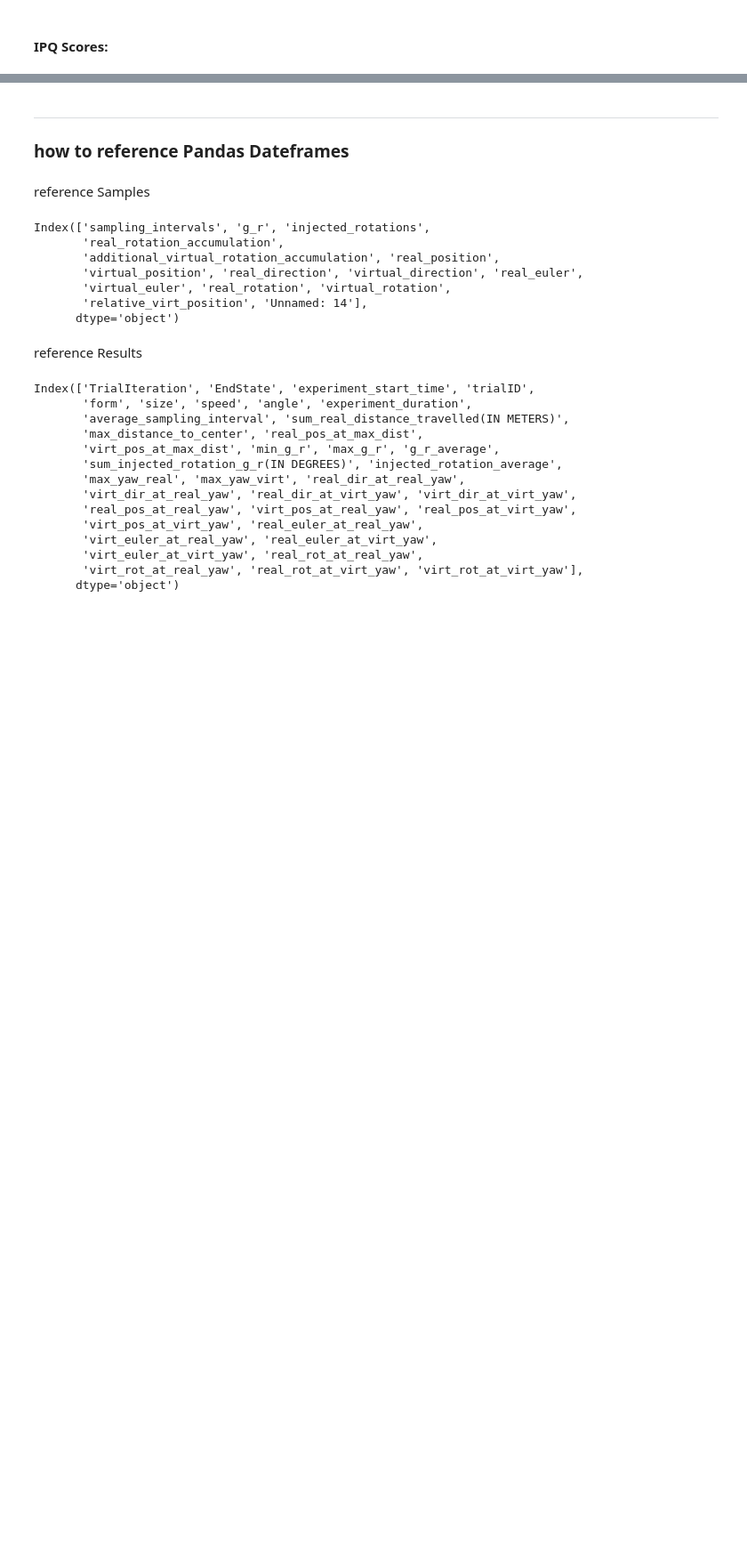
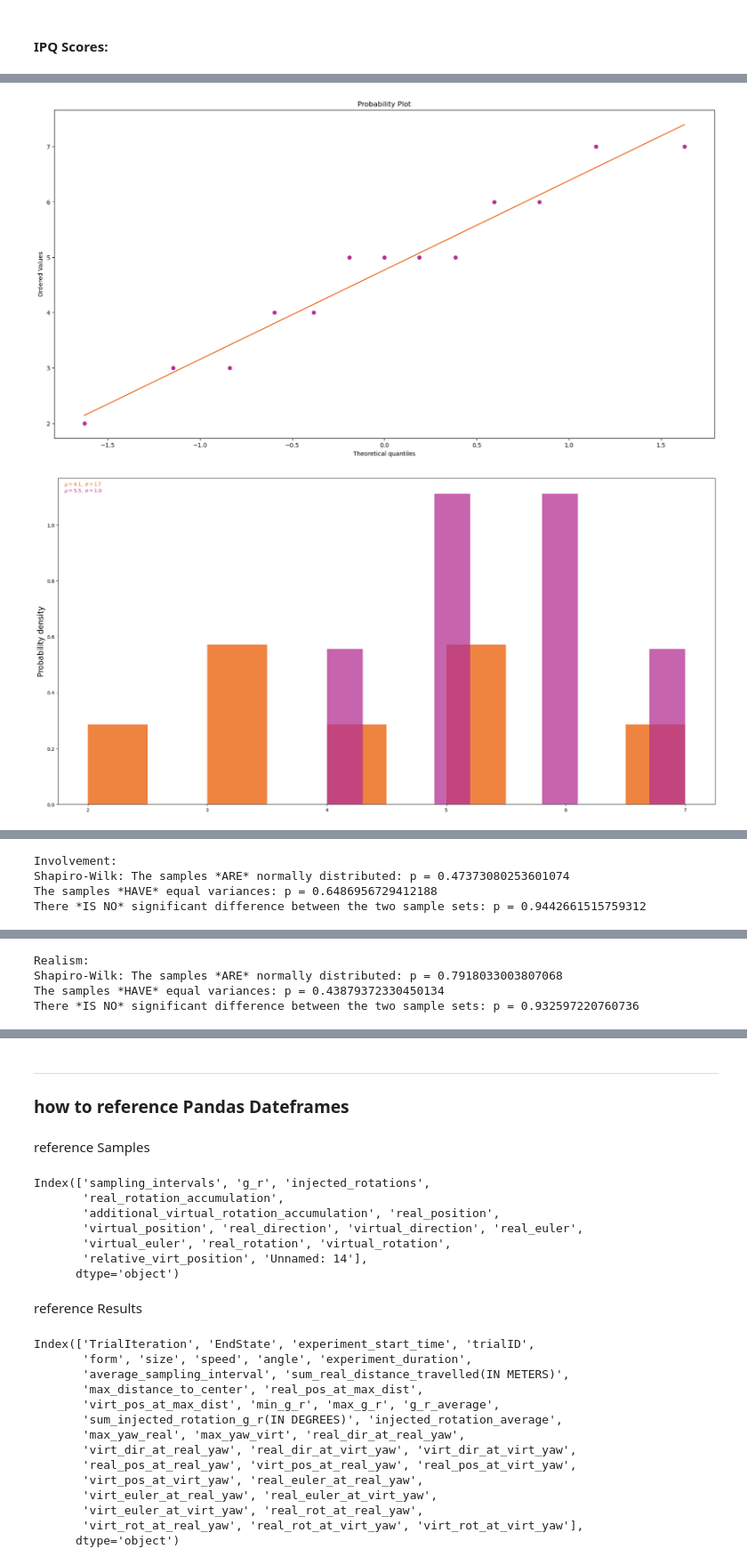
Before and after one commit to Knerten0815/VR_Dodge_Study, a Jupyter notebook: Data-Visualization/Jupyter Notebooks/How to load your data into python.ipynb, the cells around one changed output, grey strips where cells are left out. Shown at 89% size. Cells and saved outputs as stored; diff of their text form; code cells hidden in the pictures; blank space fills up the shorter version.

```diff
--- a/Data-Visualization/Jupyter Notebooks/How to load your data into python.ipynb
+++ b/Data-Visualization/Jupyter Notebooks/How to load your data into python.ipynb
@@ -335,15 +337,16 @@ See the caveats in the documentation: https://pandas.pydata.org/pandas-docs/stab
 # %% [markdown]
 #### IPQ Scores:
 # %%
-a_g, a_sp, a_inv, a_real = 0, 0, 0, 0
-b_g, b_sp, b_inv, b_real = 0, 0, 0, 0
+a_g, a_sp, a_inv, a_real = [], [], [], []
+b_g, b_sp, b_inv, b_real = [], [], [], []
 count_a, count_b = 0, 0
 
 for key in questionnaire_dict:
     user_answers = questionnaire_dict[key]
-    sp = (user_answers['SP1'] + user_answers['SP2'] + user_answers['SP3'] + user_answers['SP4'] + user_answers['SP5']) / 5
-    inv = (user_answers['INV1'] + user_answers['INV2'] + user_answers['INV3'] + user_answers['INV4']) / 4
-    real = (user_answers['REAL1'] + user_answers['REAL2'] + user_answers['REAL3'] + user_answers['REAL4']) / 4
+    # calculate mean of each sub-score and invert SP2, INV3 and REAL1
+    sp = (user_answers['SP1'] + (-1 * user_answers['SP2'] + 6) + user_answers['SP3'] + user_answers['SP4'] + user_answers['SP5']) / 5
+    inv = (user_answers['INV1'] + user_answers['INV2'] + (-1 * user_answers['INV3'] + 6) + user_answers['INV4']) / 4
+    real = ((-1 * user_answers['REAL1'] + 6) + user_answers['REAL2'] + user_answers['REAL3'] + user_answers['REAL4']) / 4
 
     questionnaire_dict[key]['SP-Score'] = sp
     questionnaire_dict[key]['INV-Score'] = inv
@@ -357,40 +360,29 @@ for key in questionnaire_dict:
 
     # sum up scores of all keys containing A and B
     if 'A' in key:
-        a_g += questionnaire_dict[key]['G1']
-        a_sp += sp
-        a_inv += inv
-        a_real += real
-        count_a += 1
+        a_g.append(questionnaire_dict[key]['G1'])
+        a_sp.append(sp)
+        a_inv.append(inv)
+        a_real.append(real)
     elif 'B' in key:
-        b_g += questionnaire_dict[key]['G1']
-        b_sp += sp
-        b_inv += inv
-        b_real += real
-        count_b += 1
+        b_g.append( questionnaire_dict[key]['G1'])
+        b_sp.append(sp)
+        b_inv.append(inv)
+        b_real.append(real)
 
-# calculate average scores
-a_g = a_g / count_a
-a_sp = a_sp / count_a
-a_inv = a_inv / count_a
-a_real = a_real / count_a
-
-b_g = b_g / count_b
-b_sp = b_sp / count_b
-b_inv = b_inv / count_b
-b_real = b_real / count_b
-
-print('IPQ Sub-Scores for Group A:')
-print('General Presence: ', a_g)
-print('Spatial Presence: ', a_sp)
-print('Involvement: ', a_inv)
-print('Realism: ', a_real)
-
+print('Genereal sense of being there:')
+no_significance_test(a_g, b_g, print_results= True)
+plot_test_data(a_g, b_g)
 print()
-
-print('IPQ Sub-Scores for Group B:')
-print('General Presence: ', b_g)
-print('Spatial Presence: ', b_sp)
-print('Involvement: ', b_inv)
-print('Realism: ', b_real)
+print('Spatial Presence:')
+no_significance_test(a_sp, b_sp, print_results= True)
+plot_test_data(a_sp, b_sp)
+print()
+print('Involvement:')
+no_significance_test(a_inv, b_inv, print_results= True)
+plot_test_data(a_inv, b_inv)
+print()
+print('Realism:')
+no_significance_test(a_real, b_real, print_results= True)
+plot_test_data(a_real, b_real)
 # %% [output]
@@ -407,0 +393,2 @@ Realism:  3.75
+[figure, added]
+[figure, added]
@@ -419,0 +401,4 @@ See the caveats in the documentation: https://pandas.pydata.org/pandas-docs/stab
+Involvement:
+Shapiro-Wilk: The samples *ARE* normally distributed: p = 0.47373080253601074
+The samples *HAVE* equal variances: p = 0.6486956729412188
+There *IS NO* significant difference between the two sample sets: p = 0.9442661515759312
@@ -419,0 +407,4 @@ See the caveats in the documentation: https://pandas.pydata.org/pandas-docs/stab
+Realism:
+Shapiro-Wilk: The samples *ARE* normally distributed: p = 0.7918033003807068
+The samples *HAVE* equal variances: p = 0.43879372330450134
+There *IS NO* significant difference between the two sample sets: p = 0.932597220760736
```
Also changed, not shown: parts of 20 cells of this notebook.
